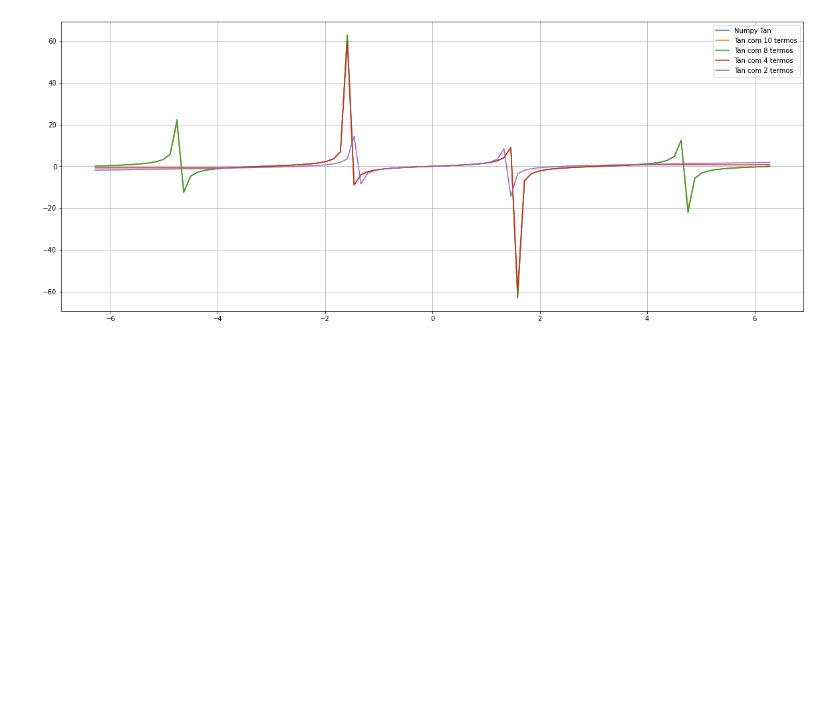
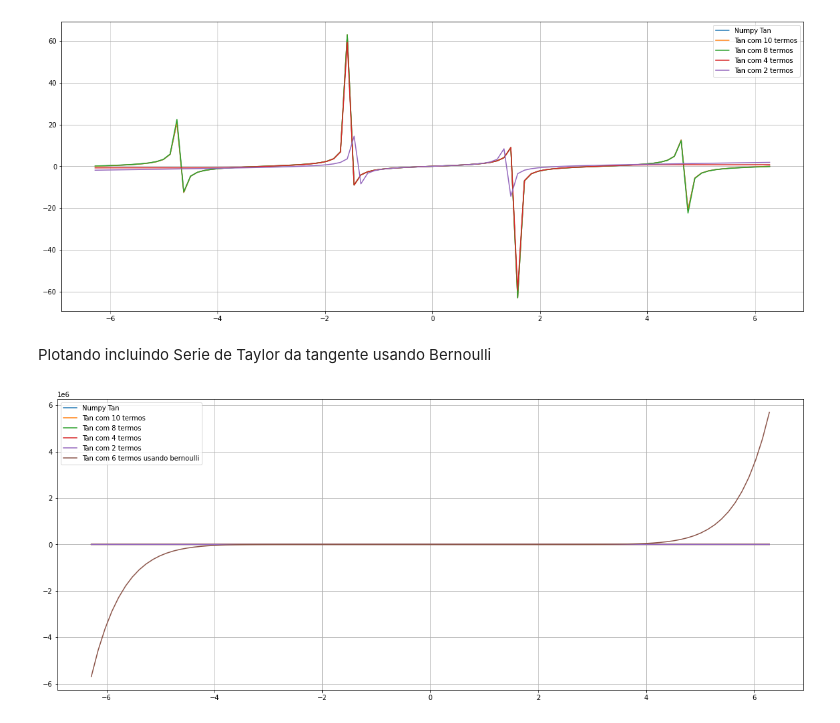
Before and after one commit to Ahmedntc/TanX-taylor-series, a Jupyter notebook: Taylor for Tanx/TanX.ipynb, the cells around one changed output. Cells and saved outputs as stored; diff of their text form; code cells hidden in the pictures; blank space fills up the shorter version.

```diff
--- a/Taylor for Tanx/TanX.ipynb
+++ b/Taylor for Tanx/TanX.ipynb
@@ -87,3 +87,29 @@ ax.grid()
 plt.show()
 # %% [output]
 [figure]
+# %% [markdown]
+Plotando incluindo Serie de Taylor da tangente usando Bernoulli
+# %%
+x = np.linspace(-2*np.pi, 2*np.pi, 100)
+
+y1 = np.tan(x)
+y2 = tanSinCos(x, 10)
+y3 = tanSinCos(x, 8)
+y4 = tanSinCos(x, 4)
+y5 = tanSinCos(x, 2)
+y6 = tan_Taylor(x, 6)
+fig, ax = plt.subplots()
+fig.set_size_inches(20, 8)
+ax.plot(x, y1,  label ="Numpy Tan")
+ax.plot(x, y2,  label ="Tan com 10 termos")
+ax.plot(x, y3,  label ="Tan com 8 termos")
+ax.plot(x, y4,  label ="Tan com 4 termos")
+ax.plot(x, y5,  label ="Tan com 2 termos")
+ax.plot(x, y6,  label ="Tan com 6 termos usando bernoulli")
+
+
+ax.legend()
+ax.grid()
+plt.show()
+# %% [output]
+[figure, added]
```
Also changed, not shown: 2 other files.
